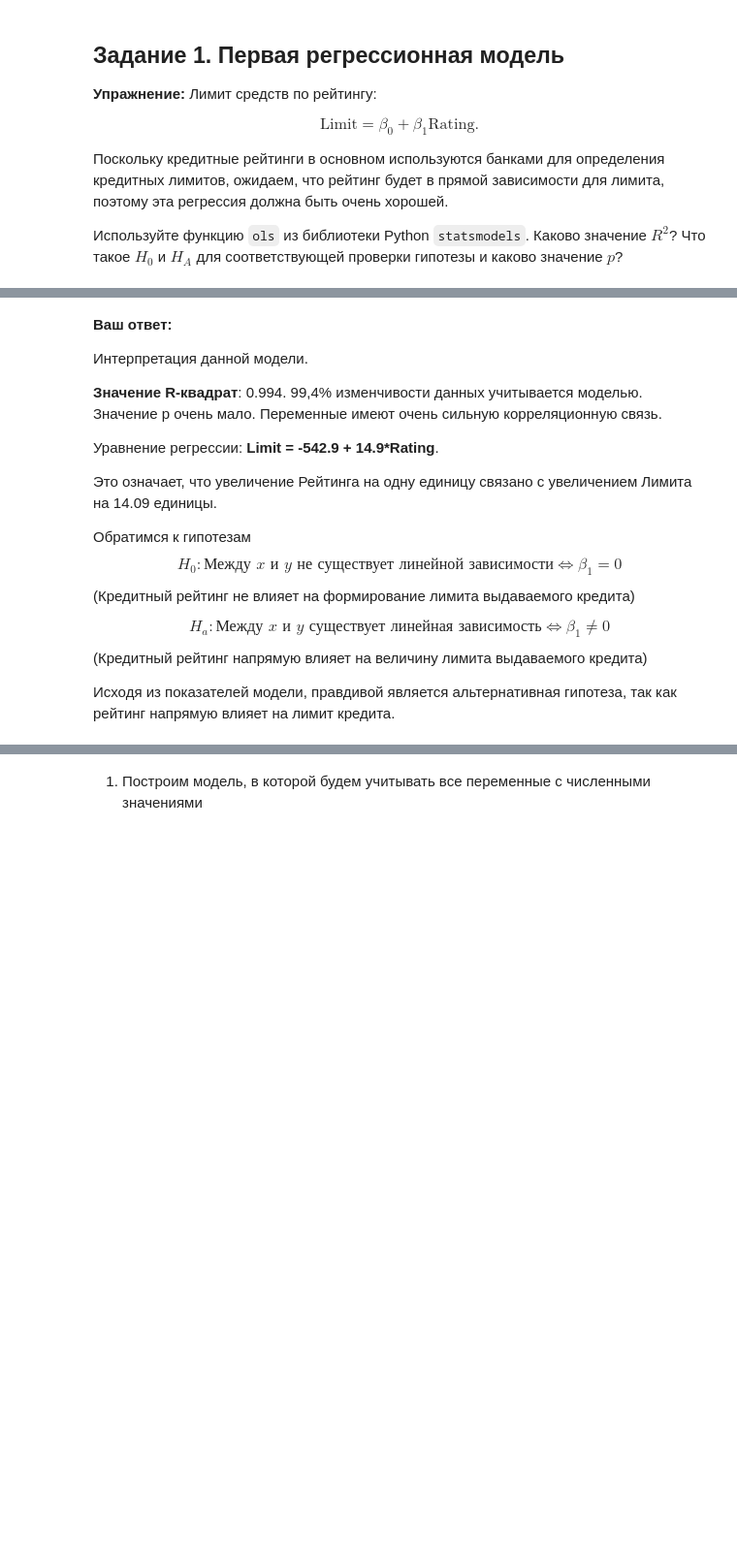
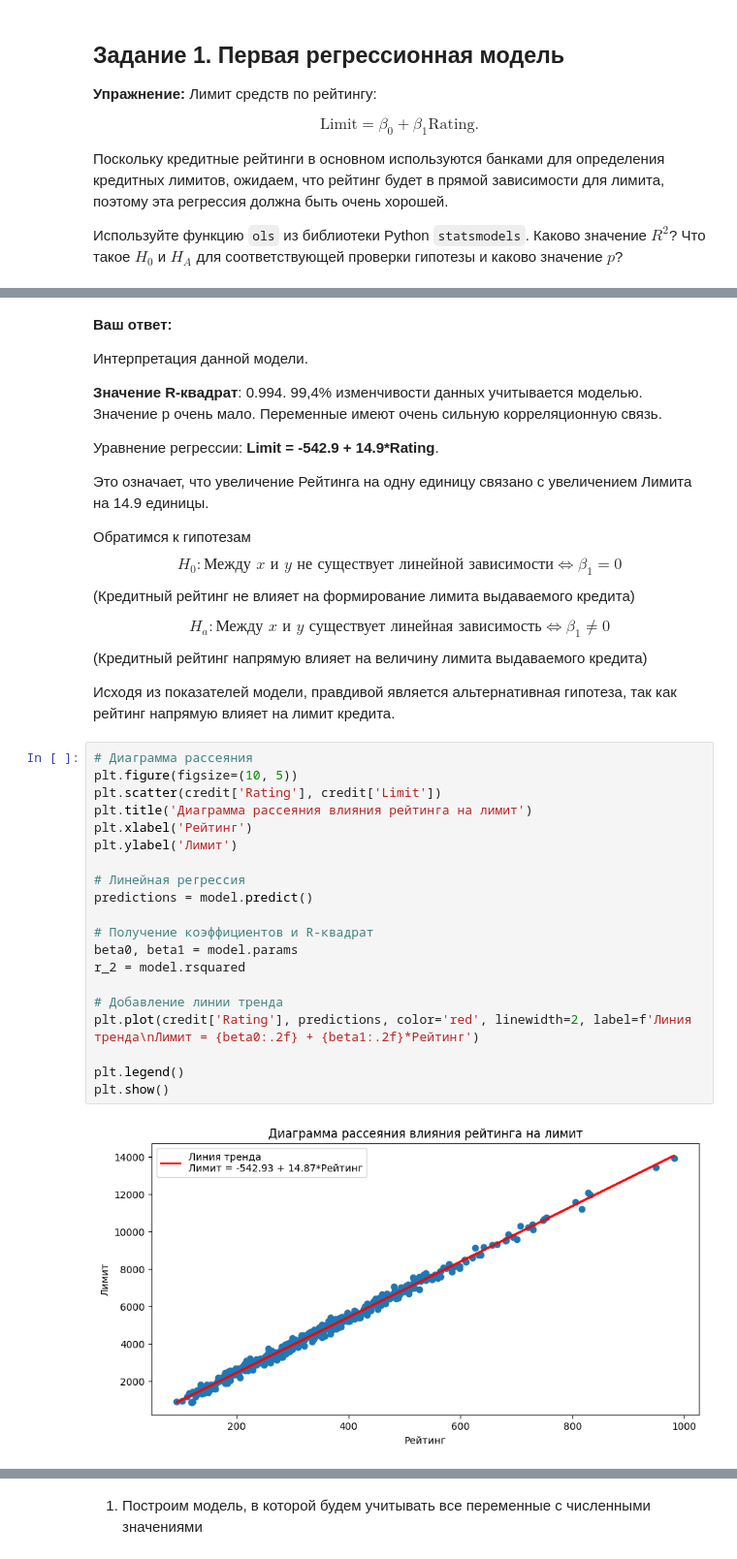
Before and after one commit to Maria-Vereina/DS_Platforms, a Jupyter notebook: ЛР4/ВереинаМС_ЛР_4_2.ipynb, the cells around one changed output, grey strips where cells are left out. Shown at 97% size. Drawn from its saved outputs; the diff is of its cells as text; blank space fills up the shorter version.

```diff
--- a/ЛР4/ВереинаМС_ЛР_4_2.ipynb
+++ b/ЛР4/ВереинаМС_ЛР_4_2.ipynb
@@ -135,7 +165,7 @@ Notes:
 
 Уравнение регрессии: **Limit = -542.9 + 14.9*Rating**.
 
-Это означает, что увеличение Рейтинга на одну единицу связано с увеличением Лимита на 14.09 единицы.
+Это означает, что увеличение Рейтинга на одну единицу связано с увеличением Лимита на 14.9 единицы.
 
 Обратимся к гипотезам
 $$
@@ -147,6 +177,28 @@ H_a: \text{Между $x$ и $y$ существует линейная зави
 $$ (Кредитный рейтинг напрямую влияет на величину лимита выдаваемого кредита)
 
 Исходя из показателей модели, правдивой является альтернативная гипотеза, так как рейтинг напрямую влияет на лимит кредита.
+# %%
+# Диаграмма рассеяния
+plt.figure(figsize=(10, 5))
+plt.scatter(credit['Rating'], credit['Limit'])
+plt.title('Диаграмма рассеяния влияния рейтинга на лимит')
+plt.xlabel('Рейтинг')
+plt.ylabel('Лимит')
+
+# Линейная регрессия
+predictions = model.predict()
+
+# Получение коэффициентов и R-квадрат
+beta0, beta1 = model.params
+r_2 = model.rsquared
+
+# Добавление линии тренда
+plt.plot(credit['Rating'], predictions, color='red', linewidth=2, label=f'Линия тренда\nЛимит = {beta0:.2f} + {beta1:.2f}*Рейтинг')
+
+plt.legend()
+plt.show()
+# %% [output]
+[figure, added]
 # %% [markdown]
 ## Задание 2: Прогнозирование лимита без рейтинга
 
```
Also changed, not shown: parts of 27 cells of this notebook.
